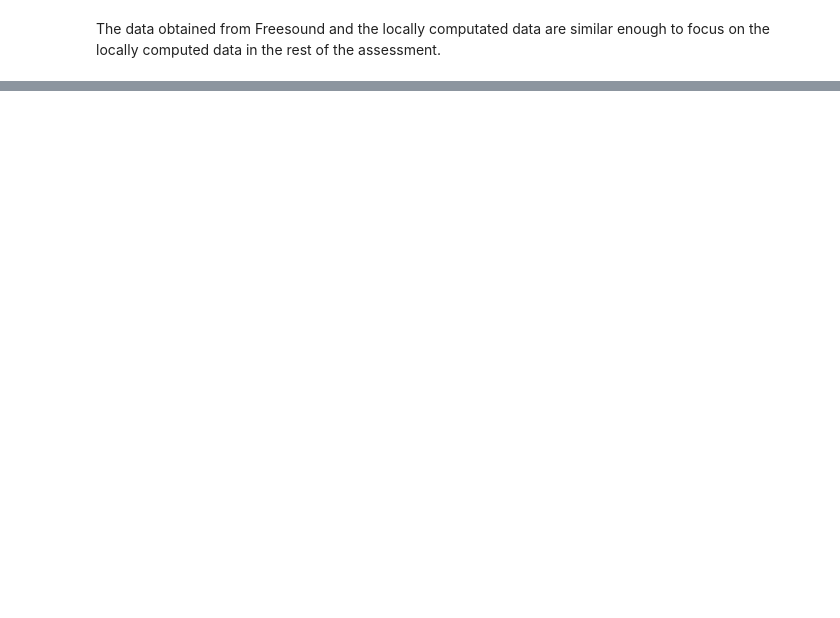
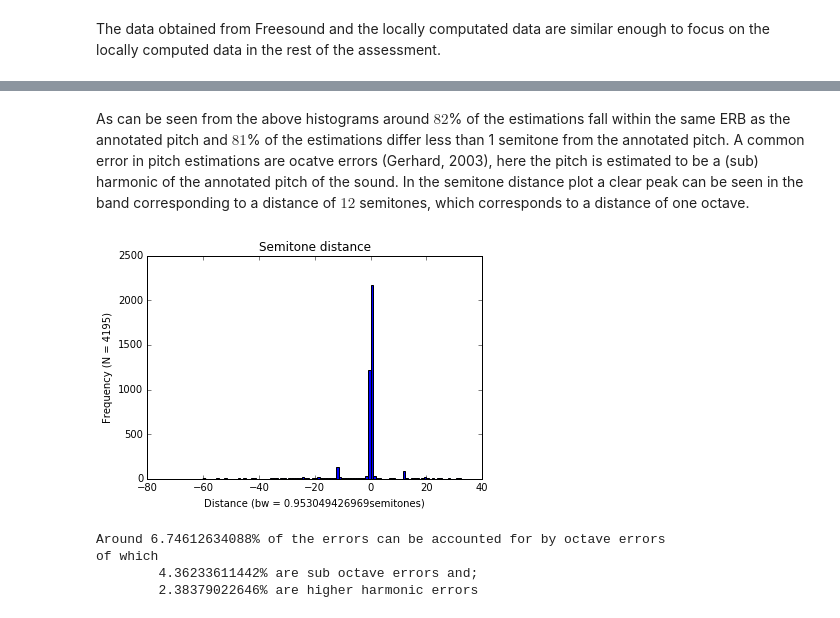
Before and after one commit to akkeh/internship, a Jupyter notebook: pitchEst/notebook/Single-note Sound Pitch Estimation.ipynb, the cells around one changed output, grey strips where cells are left out. Drawn from its saved outputs; the diff is of its cells as text; code cells hidden in the pictures; blank space fills up the shorter version.

```diff
--- a/pitchEst/notebook/Single-note Sound Pitch Estimation.ipynb
+++ b/pitchEst/notebook/Single-note Sound Pitch Estimation.ipynb
@@ -134,0 +143,5 @@ The data obtained from Freesound and the locally computated data are similar eno
+# %%
+print "Pitch distributions"
+pTag = pool['annotated.pitch']; pEst = pool['lowLevel.pitch.median']
+hst = plt.hist(pTag, bins=100); bw = hst[1][3]-hst[1][2]; plt.title('Annotated pitch distribution'); plt.xlabel('Pitch (bw = ' + str(bw) + 'Hz)'); plt.ylabel('Frequency (N = '+str(len(pTag)) + ')'); plt.show()
+hst = plt.hist(pEst, bins=100, color='green'); bw = hst[1][3]-hst[1][2];  plt.title('Estimated pitch distribution'); plt.xlabel('Pitch (bw = ' + str(bw) + 'Hz)'); plt.ylabel('Frequency (N = '+str(len(pEst)) + ')'); plt.show()
@@ -134,0 +152,14 @@ The data obtained from Freesound and the locally computated data are similar eno
+# %%
+plt.plot(pTag, pEst, '.'); plt.title('Annotated pitches versus estimated pitches'); plt.xlabel('annotated pitch (Hz)'); plt.ylabel('estimated pitch (Hz)'); plt.show();
+err = pTag - pEst;
+print 'Mean error (annotated - estimated):\t' + str(np.mean(err)) + 'Hz\t(σ: ' + str(np.std(err)) + ')'
+print 'Median error:\t\t\t\t' + str(np.median(err)) + 'Hz';
+hst = errHist = plt.hist(err, bins=50); bw = hst[1][3]-hst[1][2]; plt.title("Error (annotated - estimated) distribution"); plt.xlabel('error (bw = ' + str(bw) + 'Hz)'); plt.ylabel('Frequecny (N = ' + str(len(err)) + ')');
+maxBand = np.where(hst[0] == max(hst[0]))[0]; lbound = hst[1][maxBand][0]; rbound = hst[1][maxBand+1][0];
+
+plt.show();
+print str(hst[0][maxBand][0] / float(np.sum(hst[0])) * 100) + "% of the errors fall within the band:\t[" + str(lbound) + "Hz,\t" + str(rbound) + "Hz]\n"
+print "Precentage of sounds with annotated lower than estimated pitch: " + str(len(np.where(err < 0)[0]) / float(len(err)) * 100) + "%\n"
+
+print 'Pitches:\n\tAnnotated:\tμ: ' + str(np.mean(pTag)) + 'Hz\t(σ: ' + str(np.std(pTag)) + 'Hz)\tmedian: ' + str(np.median(pTag)) + 'Hz'
+print '\testimated:\tμ: ' + str(np.mean(pEst)) + 'Hz\t(σ: ' + str(np.std(pEst)) + 'Hz)\tmedian: ' + str(np.median(pEst)) + 'Hz\n'
@@ -134,0 +182,12 @@ The data obtained from Freesound and the locally computated data are similar eno
+# %%
+print "ERB"
+erb = abs(pa.ERBdist(pTag, pEst));
+hst = plt.hist(erb, bins=51); bw = hst[1][3] - hst[1][2]; plt.title('Equivalent Rectangluar Bandwith distance'); plt.xlabel('Distance (bw = ' + str(bw) + "ERB's)"); plt.ylabel('Frequency (N = ' + str(len(erb)) + ')'); plt.show();
+maxBand = np.where(hst[0] == max(hst[0]))[0];
+print str(hst[0][maxBand][0] / float(np.sum(hst[0])) * 100) + "% of the trials fall within the band:\t[" + str(hst[1][maxBand][0]) + "ERBs, " + str(hst[1][maxBand+1][0]) + "ERBs]"
+
+print "Semitones"
+st = abs(pa.semitoneDist(pTag, pEst));
+hst = plt.hist(st, bins=61); bw = hst[1][3] - hst[1][2]; plt.title('Semitone distance'); plt.xlabel('Distance (bw = ' + str(bw) + "semitones)"); plt.ylabel('Frequency (N = ' + str(len(st)) + ')'); plt.show();
+maxBand = np.where(hst[0] == max(hst[0]))[0];
+print str(hst[0][maxBand][0] / float(np.sum(hst[0])) * 100) + "% of the trials fall within the band:\t[" + str(hst[1][maxBand][0]) + "st, " + str(hst[1][maxBand+1][0]) + "st]"
@@ -134,0 +201,15 @@ The data obtained from Freesound and the locally computated data are similar eno
+# %% [markdown]
+As can be seen from the above histograms around $82$% of the estimations fall within the same ERB as the annotated pitch and $81$% of the estimations differ less than 1 semitone from the annotated pitch.
+A common error in pitch estimations are ocatve errors (Gerhard, 2003), here the pitch is estimated to be a (sub) harmonic of the annotated pitch of the sound. In the semitone distance plot a clear peak can be seen in the band corresponding to a distance of $12$ semitones, which corresponds to a distance of one octave.
+# %%
+st = pa.semitoneDist(pTag, pEst);
+hst = plt.hist(st, bins=100); bw = hst[1][3] - hst[1][2]; plt.title('Semitone distance'); plt.xlabel('Distance (bw = ' + str(bw) + "semitones)"); plt.ylabel('Frequency (N = ' + str(len(st)) + ')'); plt.show();
+octErr = pa.isOctErr(pTag, pEst)
+print "Around " + str(len(np.where(octErr != 0)[0]) / float(len(octErr)) * 100) + "% of the errors can be accounted for by octave errors"
+print "of which\n\t" + str(len(np.where(octErr < 0)[0]) / float(len(octErr)) * 100) + "% are sub octave errors and;\n\t" + str(len(np.where(octErr > 0)[0]) / float(len(octErr)) * 100) + "% are higher harmonic errors"
+# %% [output]
+[figure, added]
+Around 6.74612634088% of the errors can be accounted for by octave errors
+of which
+        4.36233611442% are sub octave errors and;
+        2.38379022646% are higher harmonic errors
```
Also changed, not shown: parts of 10 cells of this notebook, 2 other files.
